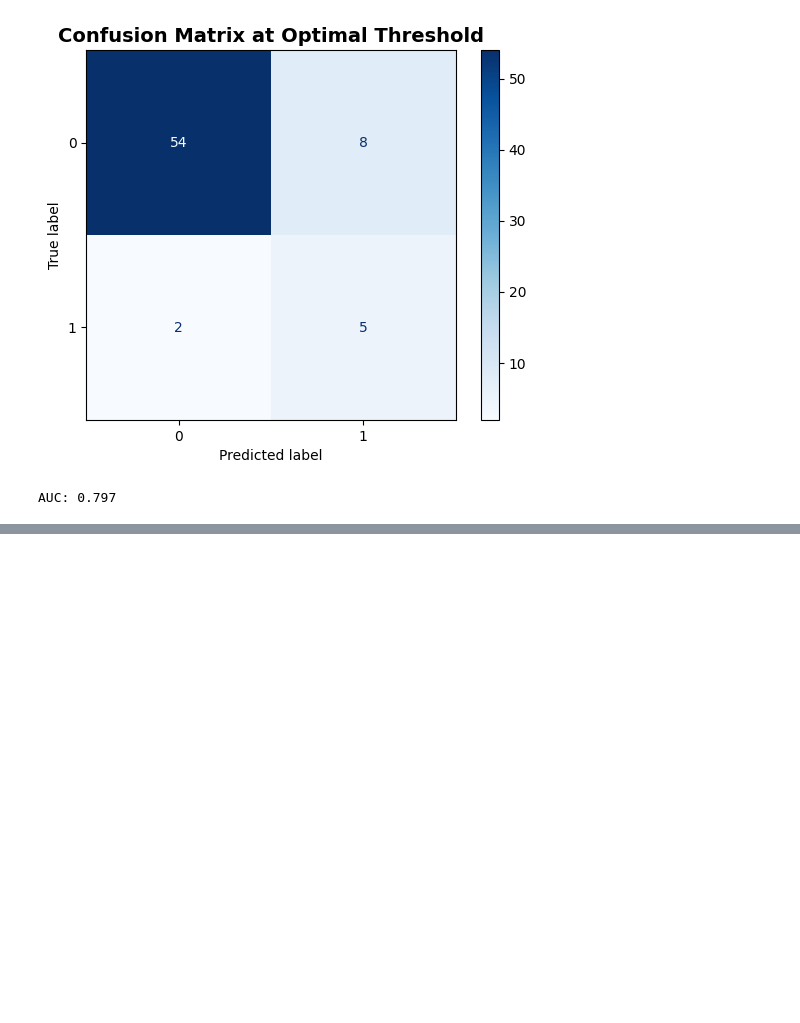
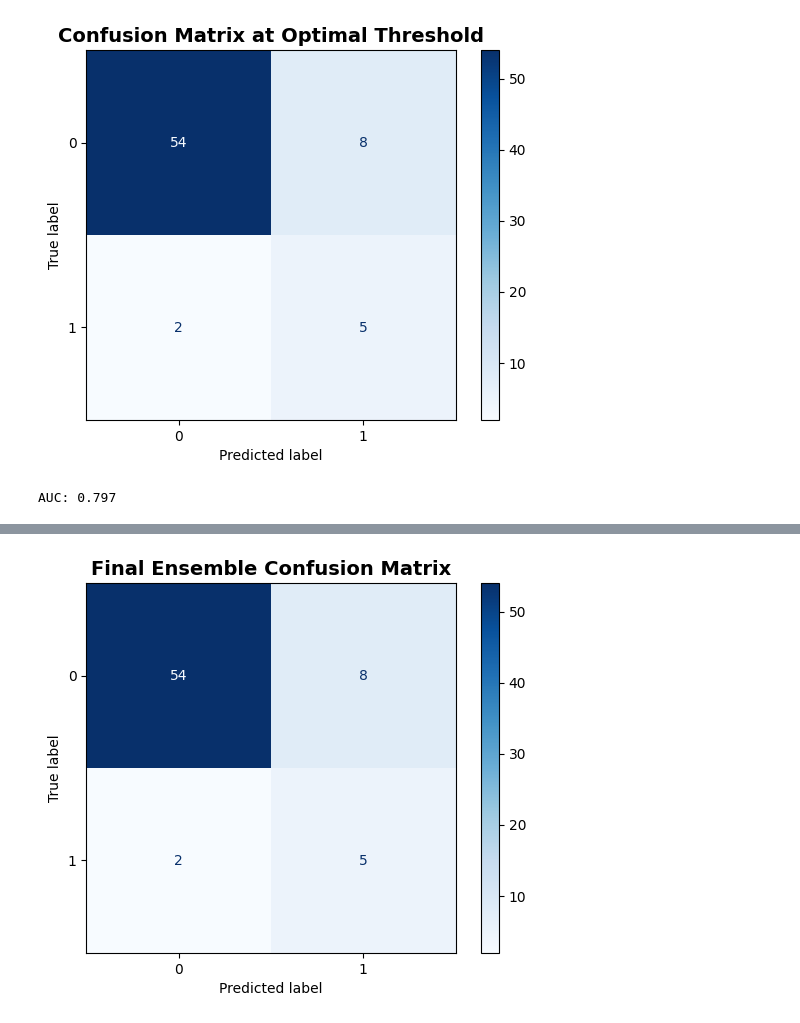
Before and after one commit to DeMeyerRobin/IndustryProject-BariatricSurgeryG1, a Jupyter notebook: ROB_model_making.ipynb, the cells around one changed output, grey strips where cells are left out. Drawn from its saved outputs; the diff is of its cells as text; code cells hidden in the pictures; blank space fills up the shorter version.

Commit message:
final ensemble

```diff
--- a/ROB_model_making.ipynb
+++ b/ROB_model_making.ipynb
@@ -535,0 +551,80 @@ ROC-AUC (unchanged): 0.805
+# %%
+import numpy as np
+import pandas as pd
+import matplotlib.pyplot as plt
+
+from sklearn.linear_model import LogisticRegression
+from sklearn.calibration import CalibratedClassifierCV
+from sklearn.ensemble import VotingClassifier
+from lightgbm import LGBMClassifier
+
+from sklearn.metrics import (
+    classification_report, precision_recall_curve,
+    roc_auc_score, confusion_matrix, ConfusionMatrixDisplay
+)
+
+# 1️⃣ — Clean whitespaces in feature names (safe habit)
+X_train.columns = X_train.columns.str.replace(' ', '_')
+X_test.columns = X_test.columns.str.replace(' ', '_')
+
+# 2️⃣ — Logistic Regression with class_weight for imbalance
+log_reg = LogisticRegression(class_weight='balanced', max_iter=1000, random_state=42)
+log_reg.fit(X_train, y_train)
+
+calibrated_lr = CalibratedClassifierCV(log_reg, method='sigmoid', cv=5)
+calibrated_lr.fit(X_train, y_train)
+
+# 3️⃣ — LightGBM with cost-sensitive weighting
+lgbm = LGBMClassifier(
+    n_estimators=300,
+    learning_rate=0.05,
+    max_depth=5,
+    class_weight={0: 1, 1: 5},  # adjust if you want stronger recall
+    random_state=42
+)
+lgbm.fit(X_train, y_train)
+
+# 4️⃣ — Your existing weighted_model
+# weighted_model = YOUR TRAINED MODEL
+
+# 5️⃣ — Build clean ensemble
+ensemble = VotingClassifier(
+    estimators=[
+        ('weighted_model', weighted_model),
+        ('calibrated_lr', calibrated_lr),
+        ('lgbm', lgbm)
+    ],
+    voting='soft',
+    weights=[2, 1, 1]  # You can tune these weights if you want to boost forest influence
+)
+
+ensemble.fit(X_train, y_train)
+
+# 6️⃣ — Predict probabilities on test set
+y_proba_ensemble = ensemble.predict_proba(X_test)[:, 1]
+
+# 7️⃣ — Threshold optimization (F1-based)
+precision, recall, thresholds = precision_recall_curve(y_test, y_proba_ensemble)
+f1_scores = 2 * (precision * recall) / (precision + recall + 1e-10)
+optimal_idx = np.argmax(f1_scores)
+optimal_threshold = thresholds[optimal_idx]
+
+print(f"Optimal threshold: {optimal_threshold:.3f}")
+print(f"F1 at optimal: {f1_scores[optimal_idx]:.3f}")
+
+# 8️⃣ — Final evaluation
+y_pred_optimal = (y_proba_ensemble >= optimal_threshold).astype(int)
+
+print("\nClassification Report with optimal threshold:")
+print(classification_report(y_test, y_pred_optimal, digits=3))
+
+cm = confusion_matrix(y_test, y_pred_optimal)
+disp = ConfusionMatrixDisplay(confusion_matrix=cm)
+disp.plot(cmap='Blues')
+plt.title("Final Ensemble Confusion Matrix", fontsize=14, fontweight='bold')
+plt.grid(False)
+plt.show()
+
+auc = roc_auc_score(y_test, y_proba_ensemble)
+print(f"AUC: {auc:.3f}")
+# %% [output]
@@ -535,0 +648 @@ ROC-AUC (unchanged): 0.805
+[figure, added]
```
Also changed, not shown: parts of 3 cells of this notebook.
